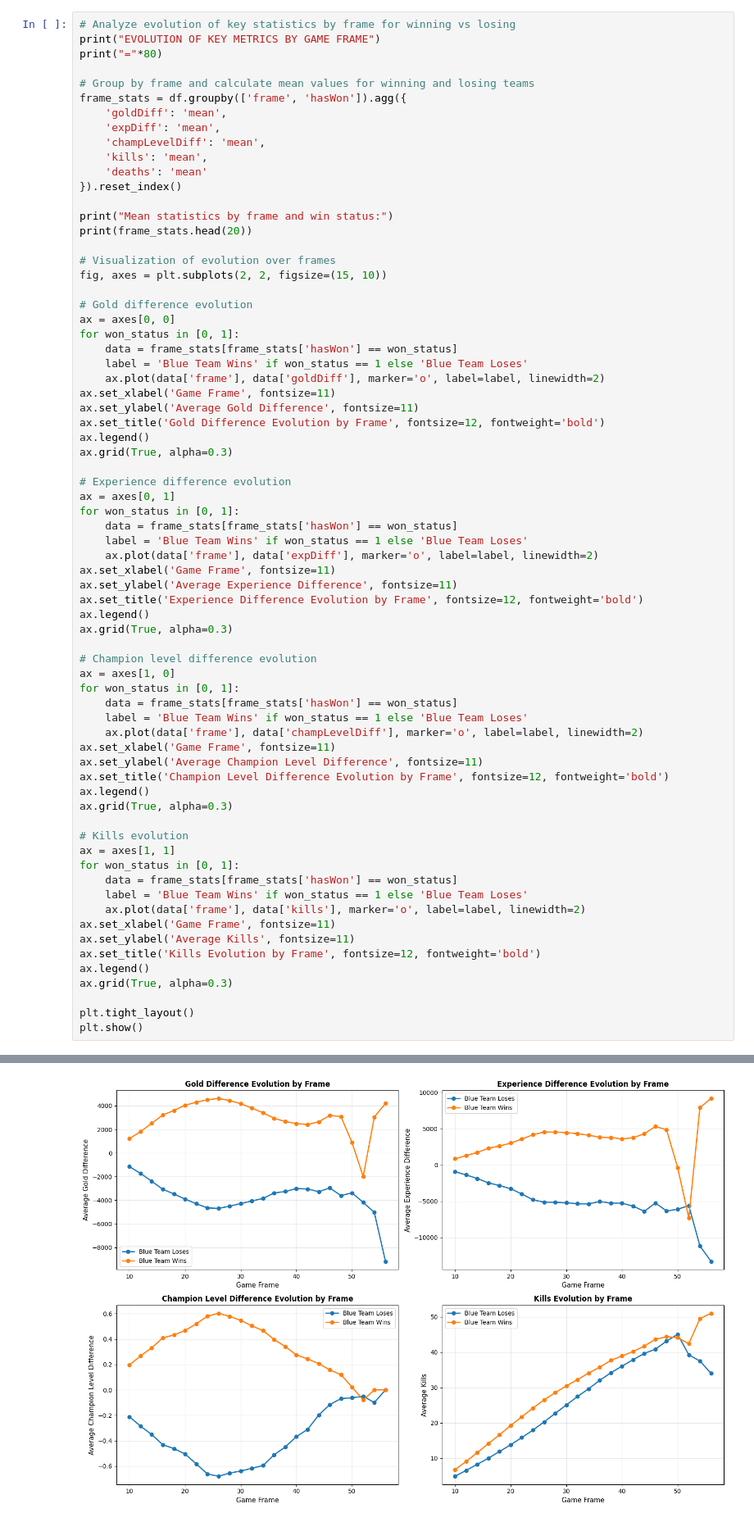
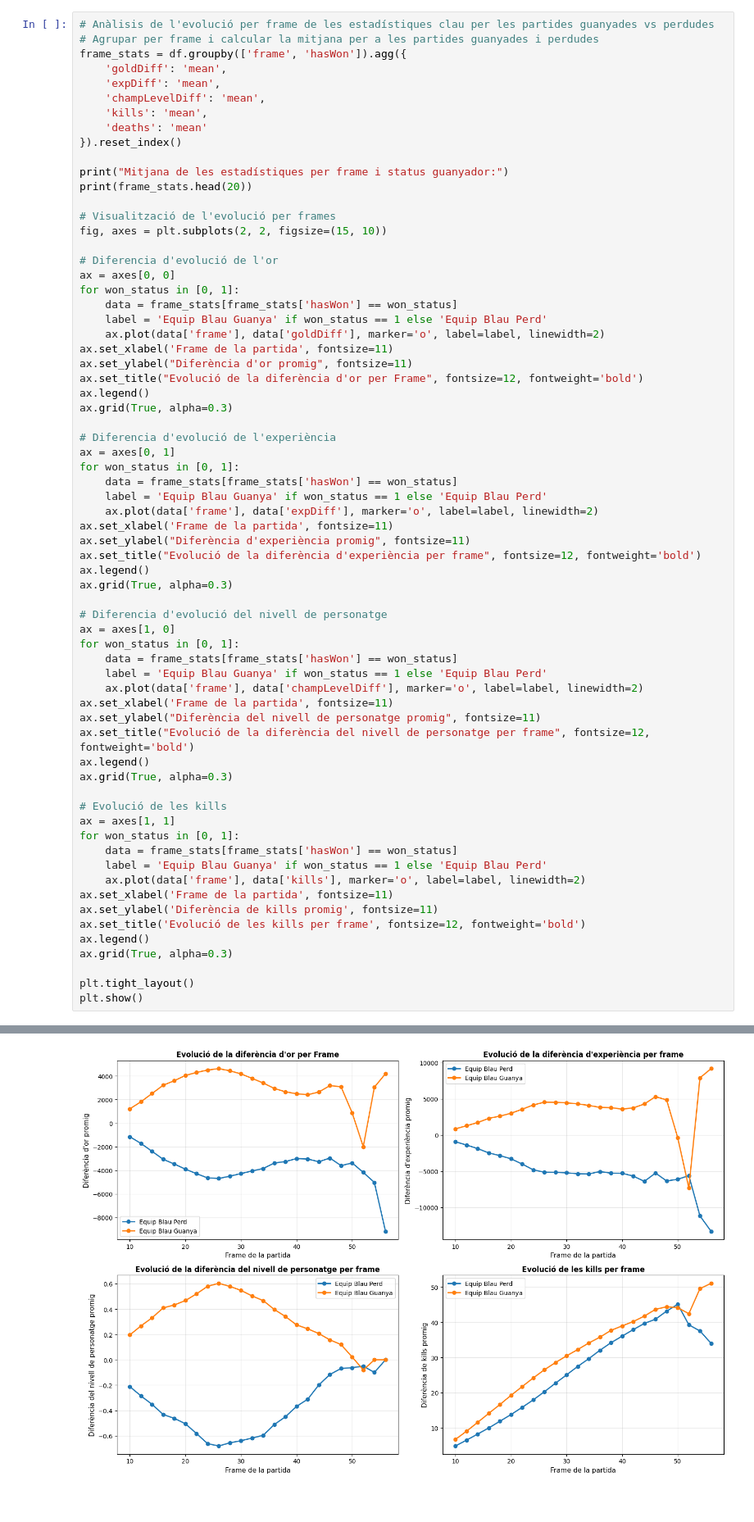
Before and after one commit to NIU1634990/kaggle_lol, a Jupyter notebook: kaggle.ipynb, the cells around one changed output, grey strips where cells are left out. Shown at 82% size. Saved outputs shown, nothing was run; the diff lists cells and outputs as text.

Commit message:
Actualització Anàlisi exploratori del dataset restant
Refactorització del codi i reescritura dels ultims subapartats de l'analisi exploratori.
Explicacions afegides on calia i raonament

```diff
--- a/kaggle.ipynb
+++ b/kaggle.ipynb
@@ -402,9 +391,6 @@ Analitzem com els indicadors econòmics i de nivell canvien durant la partida.
 # %%
-# Analyze evolution of key statistics by frame for winning vs losing
-print("EVOLUTION OF KEY METRICS BY GAME FRAME")
-print("="*80)
-
-# Group by frame and calculate mean values for winning and losing teams
+# Anàlisis de l'evolució per frame de les estadístiques clau per les partides guanyades vs perdudes
+# Agrupar per frame i calcular la mitjana per a les partides guanyades i perdudes
 frame_stats = df.groupby(['frame', 'hasWon']).agg({
     'goldDiff': 'mean',
     'expDiff': 'mean',
@@ -413,57 +399,57 @@ frame_stats = df.groupby(['frame', 'hasWon']).agg({
     'deaths': 'mean'
 }).reset_index()
 
-print("Mean statistics by frame and win status:")
+print("Mitjana de les estadístiques per frame i status guanyador:")
 print(frame_stats.head(20))
 
-# Visualization of evolution over frames
+# Visualització de l'evolució per frames
 fig, axes = plt.subplots(2, 2, figsize=(15, 10))
 
-# Gold difference evolution
+# Diferencia d'evolució de l'or
 ax = axes[0, 0]
 for won_status in [0, 1]:
     data = frame_stats[frame_stats['hasWon'] == won_status]
-    label = 'Blue Team Wins' if won_status == 1 else 'Blue Team Loses'
+    label = 'Equip Blau Guanya' if won_status == 1 else 'Equip Blau Perd'
     ax.plot(data['frame'], data['goldDiff'], marker='o', label=label, linewidth=2)
-ax.set_xlabel('Game Frame', fontsize=11)
-ax.set_ylabel('Average Gold Difference', fontsize=11)
-ax.set_title('Gold Difference Evolution by Frame', fontsize=12, fontweight='bold')
+ax.set_xlabel('Frame de la partida', fontsize=11)
+ax.set_ylabel("Diferència d'or promig", fontsize=11)
+ax.set_title("Evolució de la diferència d'or per Frame", fontsize=12, fontweight='bold')
 ax.legend()
 ax.grid(True, alpha=0.3)
 
-# Experience difference evolution
+# Diferencia d'evolució de l'experiència
 ax = axes[0, 1]
 for won_status in [0, 1]:
     data = frame_stats[frame_stats['hasWon'] == won_status]
-    label = 'Blue Team Wins' if won_status == 1 else 'Blue Team Loses'
+    label = 'Equip Blau Guanya' if won_status == 1 else 'Equip Blau Perd'
     ax.plot(data['frame'], data['expDiff'], marker='o', label=label, linewidth=2)
-ax.set_xlabel('Game Frame', fontsize=11)
-ax.set_ylabel('Average Experience Difference', fontsize=11)
-ax.set_title('Experience Difference Evolution by Frame', fontsize=12, fontweight='bold')
+ax.set_xlabel('Frame de la partida', fontsize=11)
+ax.set_ylabel("Diferència d'experiència promig", fontsize=11)
+ax.set_title("Evolució de la diferència d'experiència per frame", fontsize=12, fontweight='bold')
 ax.legend()
 ax.grid(True, alpha=0.3)
 
-# Champion level difference evolution
+# Diferencia d'evolució del nivell de personatge
 ax = axes[1, 0]
 for won_status in [0, 1]:
     data = frame_stats[frame_stats['hasWon'] == won_status]
-    label = 'Blue Team Wins' if won_status == 1 else 'Blue Team Loses'
+    label = 'Equip Blau Guanya' if won_status == 1 else 'Equip Blau Perd'
     ax.plot(data['frame'], data['champLevelDiff'], marker='o', label=label, linewidth=2)
-ax.set_xlabel('Game Frame', fontsize=11)
-ax.set_ylabel('Average Champion Level Difference', fontsize=11)
-ax.set_title('Champion Level Difference Evolution by Frame', fontsize=12, fontweight='bold')
+ax.set_xlabel('Frame de la partida', fontsize=11)
+ax.set_ylabel("Diferència del nivell de personatge promig", fontsize=11)
+ax.set_title("Evolució de la diferència del nivell de personatge per frame", fontsize=12, fontweight='bold')
 ax.legend()
 ax.grid(True, alpha=0.3)
 
-# Kills evolution
+# Evolució de les kills
 ax = axes[1, 1]
 for won_status in [0, 1]:
     data = frame_stats[frame_stats['hasWon'] == won_status]
-    label = 'Blue Team Wins' if won_status == 1 else 'Blue Team Loses'
+    label = 'Equip Blau Guanya' if won_status == 1 else 'Equip Blau Perd'
     ax.plot(data['frame'], data['kills'], marker='o', label=label, linewidth=2)
-ax.set_xlabel('Game Frame', fontsize=11)
-ax.set_ylabel('Average Kills', fontsize=11)
-ax.set_title('Kills Evolution by Frame', fontsize=12, fontweight='bold')
+ax.set_xlabel('Frame de la partida', fontsize=11)
+ax.set_ylabel('Diferència de kills promig', fontsize=11)
+ax.set_title('Evolució de les kills per frame', fontsize=12, fontweight='bold')
 ax.legend()
 ax.grid(True, alpha=0.3)
 
@@ -486,6 +472,6 @@ Mean statistics by frame and win status:
 16  26.505891
 17  20.205089
 18  28.574310
 19  22.517290
-[figure, old version]
+[figure, new version]
 # %% [markdown]
```
Also changed, not shown: parts of 17 cells of this notebook.
